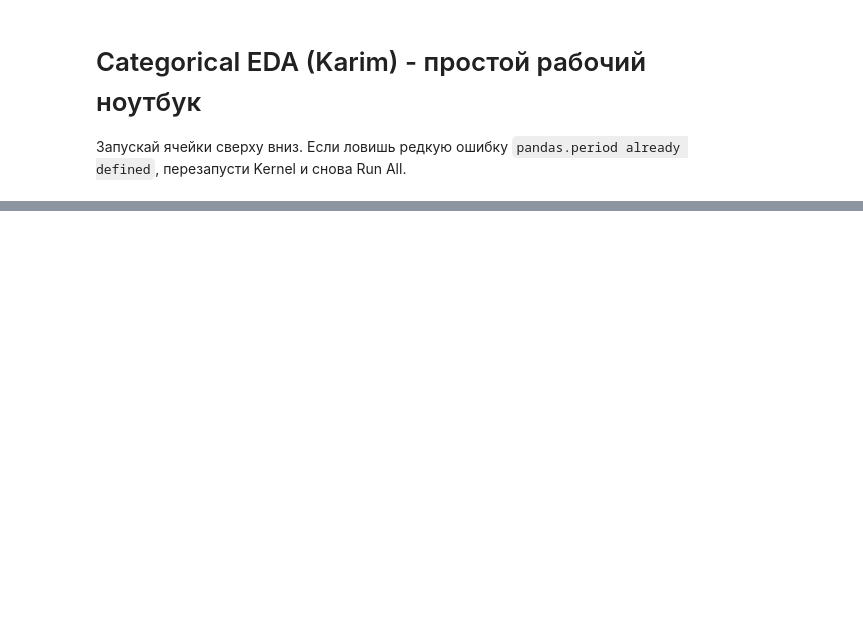
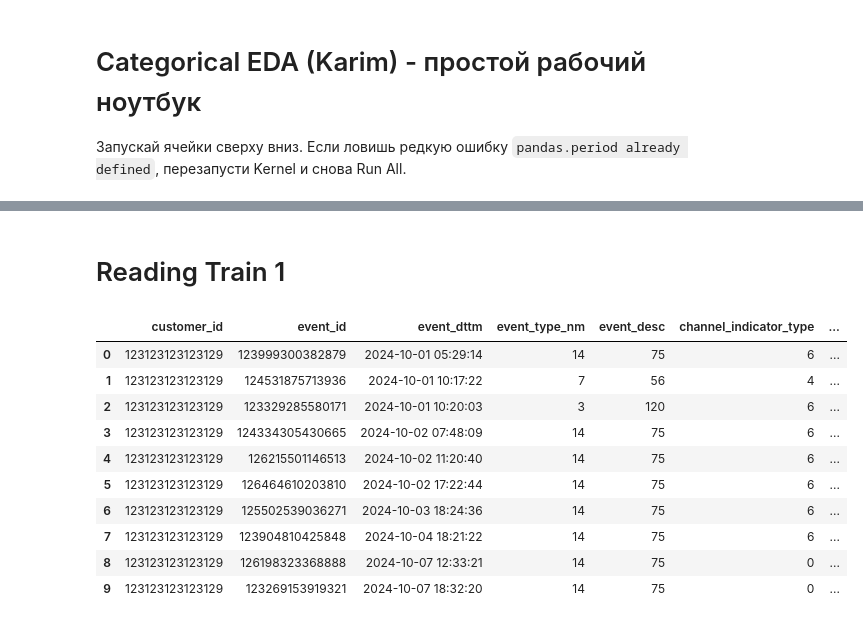
Before and after one commit to Karimkhab/data-fusion-contest, a Jupyter notebook: notebooks/karim/categorical_eda_karim.ipynb, the cells around one changed output, grey strips where cells are left out. Saved outputs shown, nothing was run; the diff lists cells and outputs as text; code cells hidden in the pictures; blank space fills up the shorter version.

```diff
--- a/notebooks/karim/categorical_eda_karim.ipynb
+++ b/notebooks/karim/categorical_eda_karim.ipynb
@@ -200,0 +25,27 @@ metrics
+# %%
+REPO_ROOT = os.path.dirname(os.path.dirname(os.getcwd()))
+DATA_DIR = os.path.join(REPO_ROOT, 'src' , 'data')
+OUT_DIR = os.path.join(REPO_ROOT, 'outputs', 'categorical_analysis')
+
+LABELS_PATH = os.path.join(DATA_DIR, 'train_labels.parquet')
+
+PRETRAIN_FILES = [
+    os.path.join(DATA_DIR,'pretrain_part_1.parquet'),
+    os.path.join(DATA_DIR,'pretrain_part_2.parquet'),
+    os.path.join(DATA_DIR,'pretrain_part_3.parquet'),
+]
+TRAIN_FILES = [
+    os.path.join(DATA_DIR,'train_part_1.parquet'),
+    os.path.join(DATA_DIR,'train_part_2.parquet'),
+    os.path.join(DATA_DIR,'train_part_3.parquet'),
+]
+
+
+print(f'Project root: {REPO_ROOT}')
+print('LABELS_PATH:', LABELS_PATH)
+print('TRAIN FILES:')
+for x in TRAIN_FILES:
+    print('\t-', x)
+print('PRETRAIN FILES:')
+for x in PRETRAIN_FILES:
+    print('\t-', x)
@@ -200,0 +94,17 @@ metrics
+# %% [markdown]
+# Reading Train 1
+# %%
+train_df_1 = pd.read_parquet(TRAIN_FILES[0])
+train_df_1.head(10)
+# %% [output]
+|  | customer_id | event_id | event_dttm | event_type_nm | event_desc | channel_indicator_type | ... |
+| 0 | 123123123123129 | 123999300382879 | 2024-10-01 05:29:14 | 14 | 75 | 6 | ... |
+| 1 | 123123123123129 | 124531875713936 | 2024-10-01 10:17:22 | 7 | 56 | 4 | ... |
+| 2 | 123123123123129 | 123329285580171 | 2024-10-01 10:20:03 | 3 | 120 | 6 | ... |
+| 3 | 123123123123129 | 124334305430665 | 2024-10-02 07:48:09 | 14 | 75 | 6 | ... |
+| 4 | 123123123123129 | 126215501146513 | 2024-10-02 11:20:40 | 14 | 75 | 6 | ... |
+| 5 | 123123123123129 | 126464610203810 | 2024-10-02 17:22:44 | 14 | 75 | 6 | ... |
+| 6 | 123123123123129 | 125502539036271 | 2024-10-03 18:24:36 | 14 | 75 | 6 | ... |
+| 7 | 123123123123129 | 123904810425848 | 2024-10-04 18:21:22 | 14 | 75 | 6 | ... |
+| 8 | 123123123123129 | 126198323368888 | 2024-10-07 12:33:21 | 14 | 75 | 0 | ... |
+| 9 | 123123123123129 | 123269153919321 | 2024-10-07 18:32:20 | 14 | 75 | 0 | ... |
```
Also changed, not shown: parts of 36 cells of this notebook.
